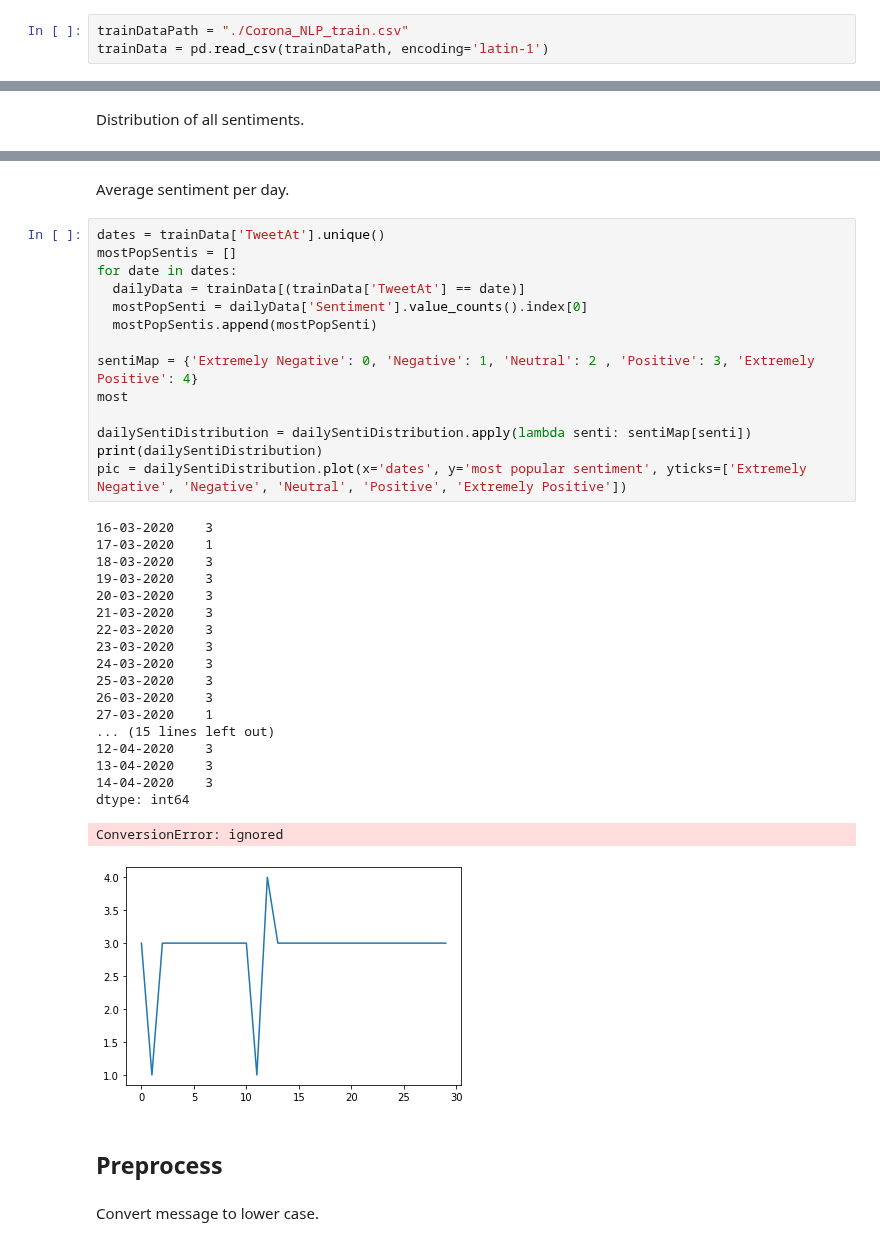
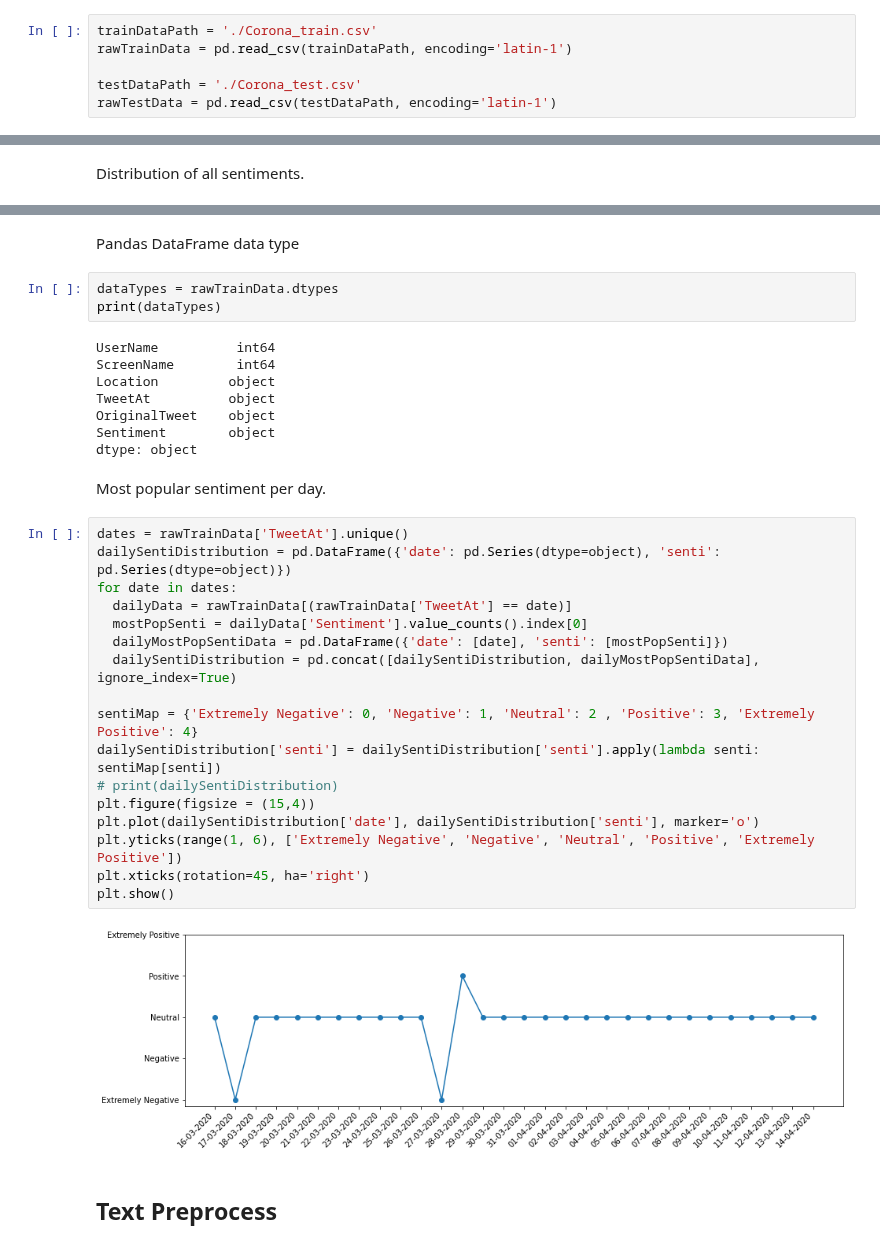
Before and after one commit to ChenYunyue/Covid-19-Tweets-Text-Mining, a Jupyter notebook: covid_19_text_mining.ipynb, the cells around one changed output, grey strips where cells are left out. Cells and saved outputs as stored; diff of their text form.

```diff
--- a/covid_19_text_mining.ipynb
+++ b/covid_19_text_mining.ipynb
@@ -19,3 +36,6 @@ Corona_NLP_train.csv  covid_19_text_mining.ipynb  README.md
 # %%
-trainDataPath = "./Corona_NLP_train.csv"
-trainData = pd.read_csv(trainDataPath, encoding='latin-1')
+trainDataPath = './Corona_train.csv'
+rawTrainData = pd.read_csv(trainDataPath, encoding='latin-1')
+
+testDataPath = './Corona_test.csv'
+rawTestData = pd.read_csv(testDataPath, encoding='latin-1')
@@ -40,41 +60,37 @@ sentiDistribution.plot.barh(x='Sentiments', y='Numbers')
 [figure]
+# %% [markdown]
+Pandas DataFrame data type
+# %%
+dataTypes = rawTrainData.dtypes
+print(dataTypes)
+# %% [output]
+UserName          int64
+ScreenName        int64
+Location         object
+TweetAt          object
+OriginalTweet    object
+Sentiment        object
+dtype: object
 # %% [markdown]
-Average sentiment per day.
+Most popular sentiment per day.
 # %%
-dates = trainData['TweetAt'].unique()
-mostPopSentis = []
+dates = rawTrainData['TweetAt'].unique()
+dailySentiDistribution = pd.DataFrame({'date': pd.Series(dtype=object), 'senti': pd.Series(dtype=object)})
 for date in dates:
-  dailyData = trainData[(trainData['TweetAt'] == date)]
+  dailyData = rawTrainData[(rawTrainData['TweetAt'] == date)]
   mostPopSenti = dailyData['Sentiment'].value_counts().index[0]
-  mostPopSentis.append(mostPopSenti)
+  dailyMostPopSentiData = pd.DataFrame({'date': [date], 'senti': [mostPopSenti]})
+  dailySentiDistribution = pd.concat([dailySentiDistribution, dailyMostPopSentiData], ignore_index=True)
 
 sentiMap = {'Extremely Negative': 0, 'Negative': 1, 'Neutral': 2 , 'Positive': 3, 'Extremely Positive': 4}
-most
-
-dailySentiDistribution = dailySentiDistribution.apply(lambda senti: sentiMap[senti])
-print(dailySentiDistribution)
-pic = dailySentiDistribution.plot(x='dates', y='most popular sentiment', yticks=['Extremely Negative', 'Negative', 'Neutral', 'Positive', 'Extremely Positive'])
+dailySentiDistribution['senti'] = dailySentiDistribution['senti'].apply(lambda senti: sentiMap[senti])
+# print(dailySentiDistribution)
+plt.figure(figsize = (15,4))
+plt.plot(dailySentiDistribution['date'], dailySentiDistribution['senti'], marker='o')
+plt.yticks(range(1, 6), ['Extremely Negative', 'Negative', 'Neutral', 'Positive', 'Extremely Positive'])
+plt.xticks(rotation=45, ha='right')
+plt.show()
 # %% [output]
-16-03-2020    3
-17-03-2020    1
-18-03-2020    3
-19-03-2020    3
-20-03-2020    3
-21-03-2020    3
-22-03-2020    3
-23-03-2020    3
-24-03-2020    3
-25-03-2020    3
-26-03-2020    3
-27-03-2020    1
-... (15 lines left out)
-12-04-2020    3
-13-04-2020    3
-14-04-2020    3
-dtype: int64
-ConversionError: ignored
-[figure, old version]
+[figure, new version]
 # %% [markdown]
-## Preprocess
+## Text Preprocess
-# %% [markdown]
-Convert message to lower case.
```
Also changed, not shown: parts of 13 cells of this notebook, 3 other files.
